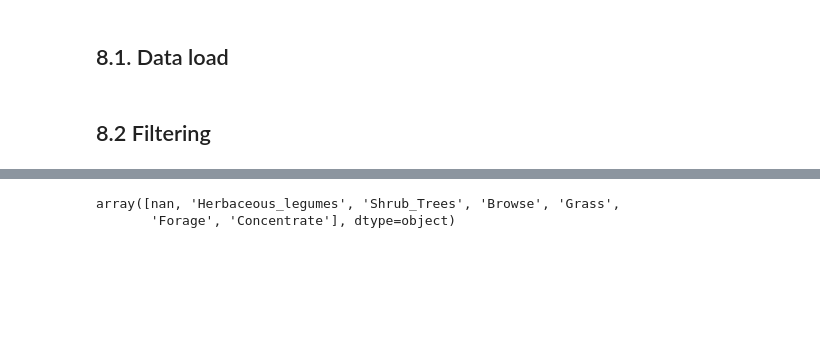
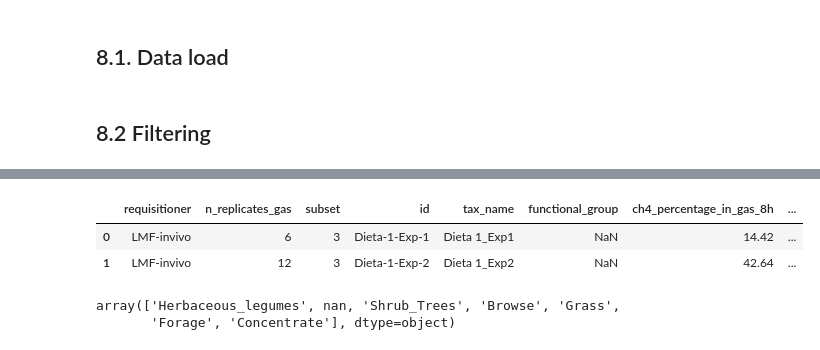
Before and after one commit to maurope/lmf, a Jupyter notebook: notebooks/2026/2026_05_22_data_delivery.ipynb, the cells around one changed output, grey strips where cells are left out. Drawn from its saved outputs; the diff is of its cells as text; code cells hidden in the pictures; blank space fills up the shorter version.

```diff
--- a/notebooks/2026/2026_05_22_data_delivery.ipynb
+++ b/notebooks/2026/2026_05_22_data_delivery.ipynb
@@ -1090,0 +1101,7 @@ gas_av = pd.read_csv('/content/drive/MyDrive/lmf/data/2026_05_22_data_delivery/0
+# %%
+gas_av2 = gas_av[['requisitioner','n_replicates_gas','subset','id','tax_name','functional_group', 'ch4_percentage_in_gas_8h', 'ch4_percentage_in_gas_24h','methane_intensity','tddm']]
+gas_av2.head(2)
+# %% [output]
+|  | requisitioner | n_replicates_gas | subset | id | tax_name | functional_group | ch4_percentage_in_gas_8h | ... |
+| 0 | LMF-invivo | 6 | 3 | Dieta-1-Exp-1 | Dieta 1_Exp1 | NaN | 14.42 | ... |
+| 1 | LMF-invivo | 12 | 3 | Dieta-1-Exp-2 | Dieta 1_Exp2 | NaN | 42.64 | ... |
@@ -1091,6 +1110,6 @@ gas_av = pd.read_csv('/content/drive/MyDrive/lmf/data/2026_05_22_data_delivery/0
 # %%
-gas_av.functional_group.unique()
+gas_av3.functional_group.unique()
 # %% [output]
-array([nan, 'Herbaceous_legumes', 'Shrub_Trees', 'Browse', 'Grass',
+array(['Herbaceous_legumes', nan, 'Shrub_Trees', 'Browse', 'Grass',
        'Forage', 'Concentrate'], dtype=object)
 # %%
```
Also changed, not shown: parts of 5 cells of this notebook, 10 other files.
